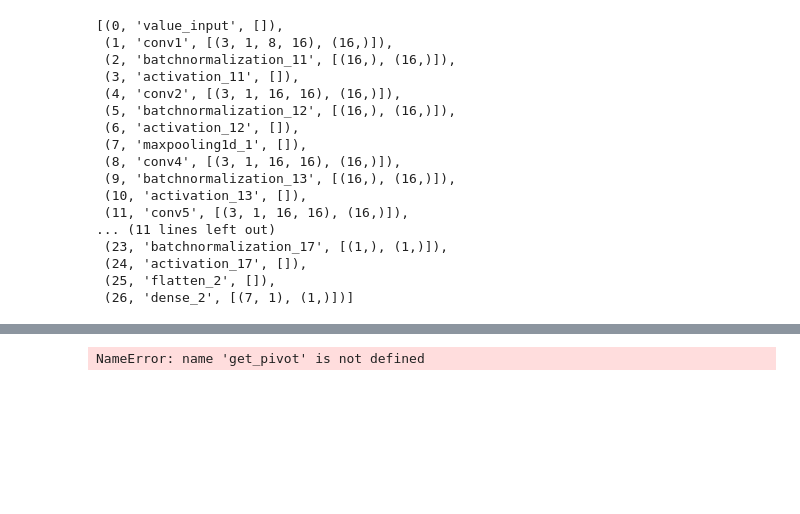
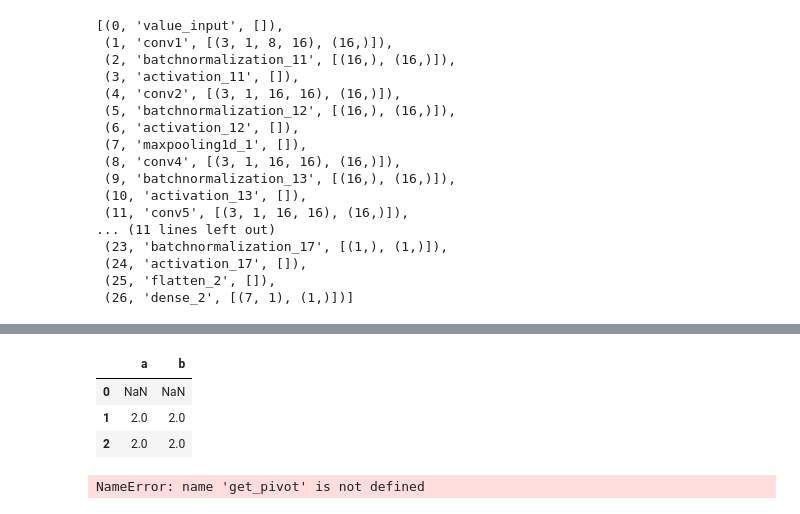
Before and after one commit to mbinkowski/nntimeseries, a Jupyter notebook: results_display.ipynb, the cells around one changed output, grey strips where cells are left out. Saved outputs shown, nothing was run; the diff lists cells and outputs as text; code cells hidden in the pictures; blank space fills up the shorter version.

```diff
--- a/results_display.ipynb
+++ b/results_display.ipynb
@@ -166,3 +185,10 @@ mod = load_model(all_results['hdf5'][6])
+# %%
+df.diff()
+# %% [output]
+|  | a | b |
+| 0 | NaN | NaN |
+| 1 | 2.0 | 2.0 |
+| 2 | 2.0 | 2.0 |
 # %%
 setting = dict(
     objective = 'regr',
```
Also changed, not shown: parts of 8 cells of this notebook, 11 other files.
